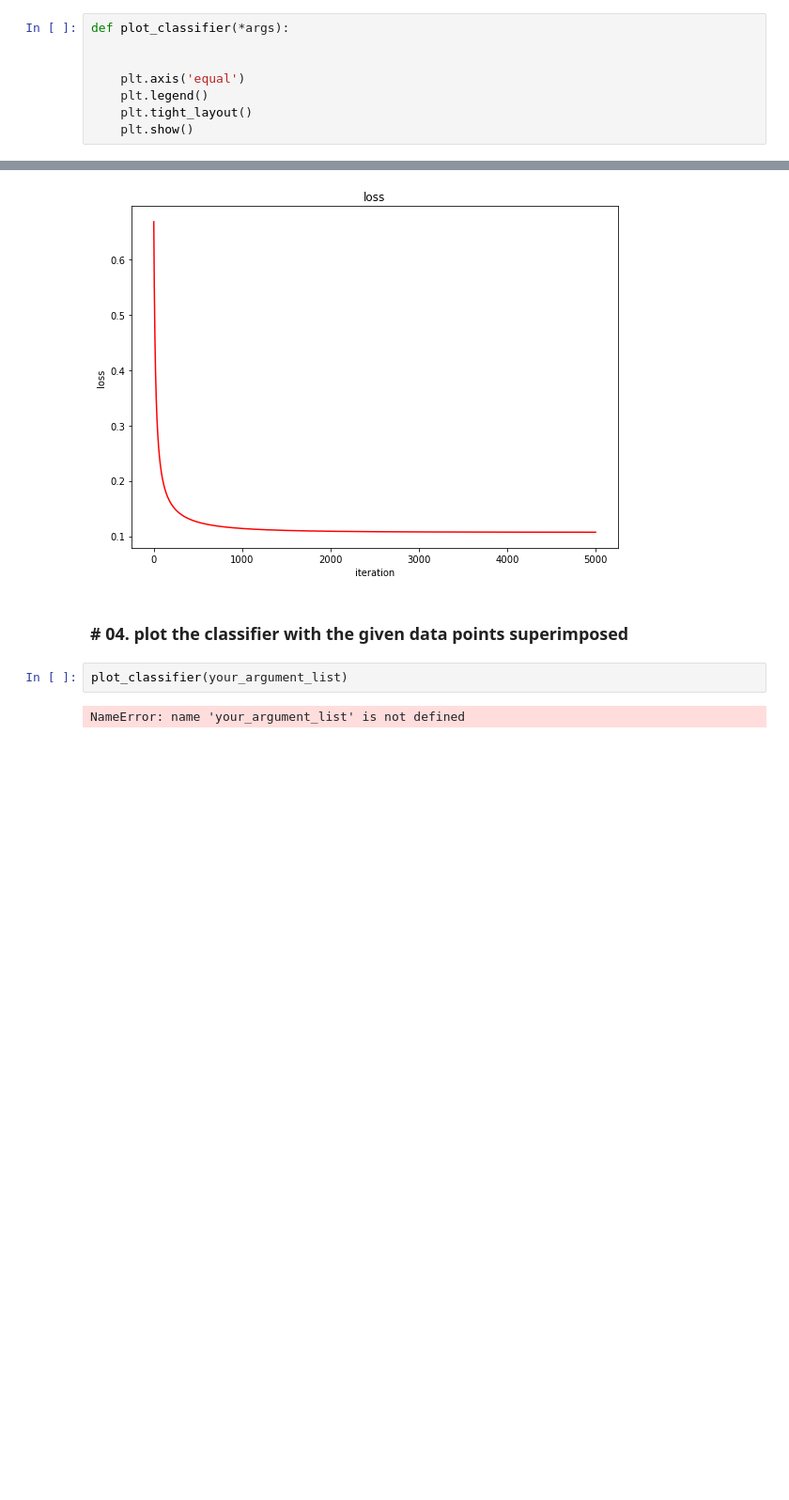
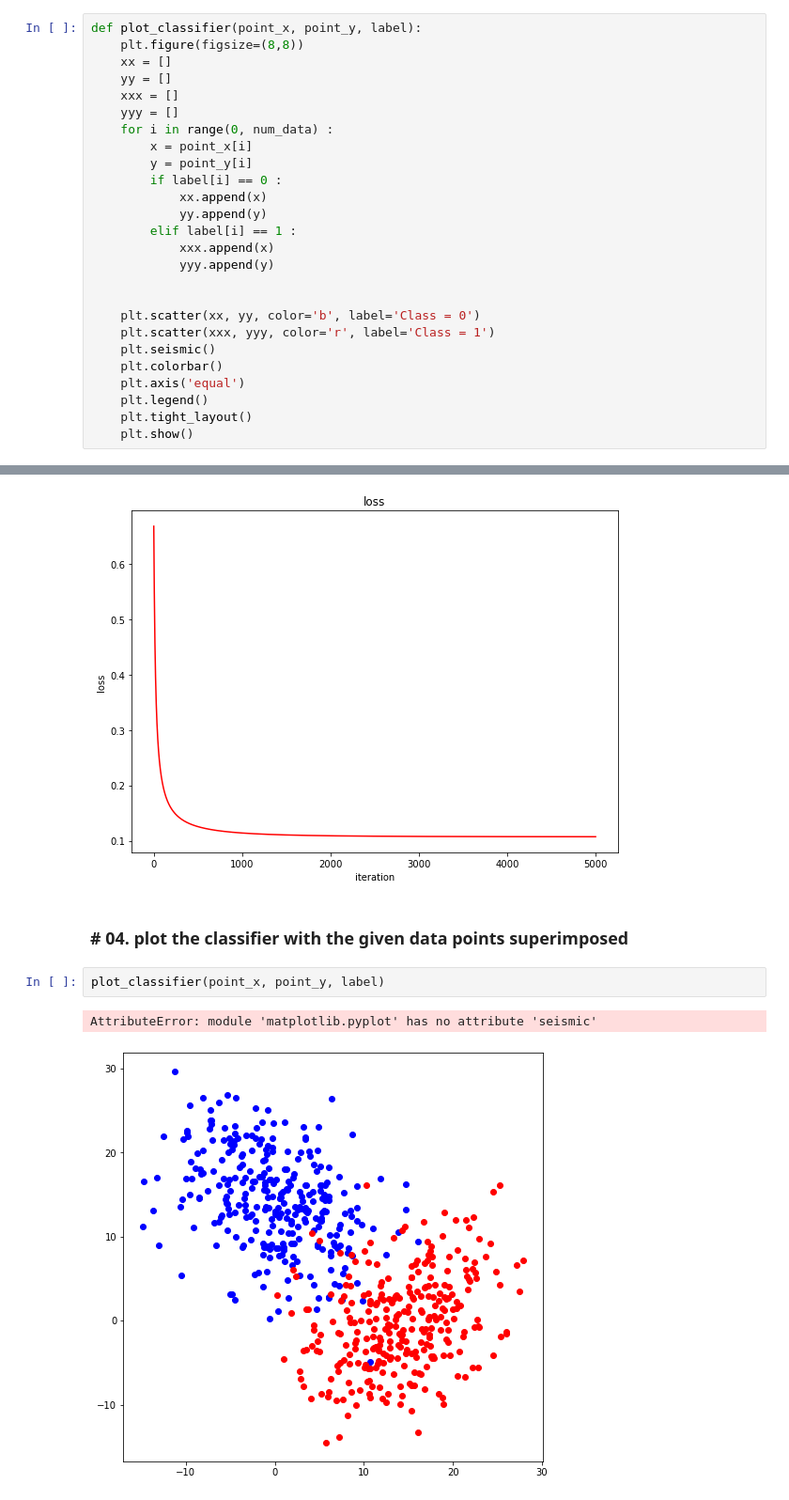
Before and after one commit to InKyeongBae/assignment-machine-learning, a Jupyter notebook: assignment8/assignment_08.ipynb, the cells around one changed output, grey strips where cells are left out. Shown at 94% size. Cells and saved outputs as stored; diff of their text form; blank space fills up the shorter version.

Commit message:
[ERROR] plot_classifier

```diff
--- a/assignment8/assignment_08.ipynb
+++ b/assignment8/assignment_08.ipynb
@@ -151,14 +150,32 @@ def plot_model_parameter(theta_iteration):
 
     plt.tight_layout()
     plt.show()
-# %%
-def plot_classifier(*args):
-
-
-    plt.axis('equal')
-    plt.legend()
-    plt.tight_layout()
-    plt.show()
+# %%
+def plot_classifier(point_x, point_y, label):
+    plt.figure(figsize=(8,8))
+    xx = []
+    yy = []
+    xxx = []
+    yyy = []
+    for i in range(0, num_data) :
+        x = point_x[i]
+        y = point_y[i]
+        if label[i] == 0 :
+            xx.append(x)
+            yy.append(y)
+        elif label[i] == 1 :
+            xxx.append(x)
+            yyy.append(y)
+
+
+    plt.scatter(xx, yy, color='b', label='Class = 0')
+    plt.scatter(xxx, yyy, color='r', label='Class = 1')
+    plt.seismic()
+    plt.colorbar()
+    plt.axis('equal')
+    plt.legend()
+    plt.tight_layout()
+    plt.show()
 # %% [markdown]
 # * * * * * * * * * * * * * * * * * * * * * * * * * * * * * * * * *
 # %% [markdown]
@@ -185,7 +202,8 @@ plot_loss_curve(loss_iteration)
 [figure]
 # %% [markdown]
 ### # 04. plot the classifier with the given data points superimposed
-# %%
-plot_classifier(your_argument_list)
-# %% [output]
-NameError: name 'your_argument_list' is not defined
+# %%
+plot_classifier(point_x, point_y, label)
+# %% [output]
+AttributeError: module 'matplotlib.pyplot' has no attribute 'seismic'
+[figure, added]
```
Also changed, not shown: parts of 1 cell of this notebook.
